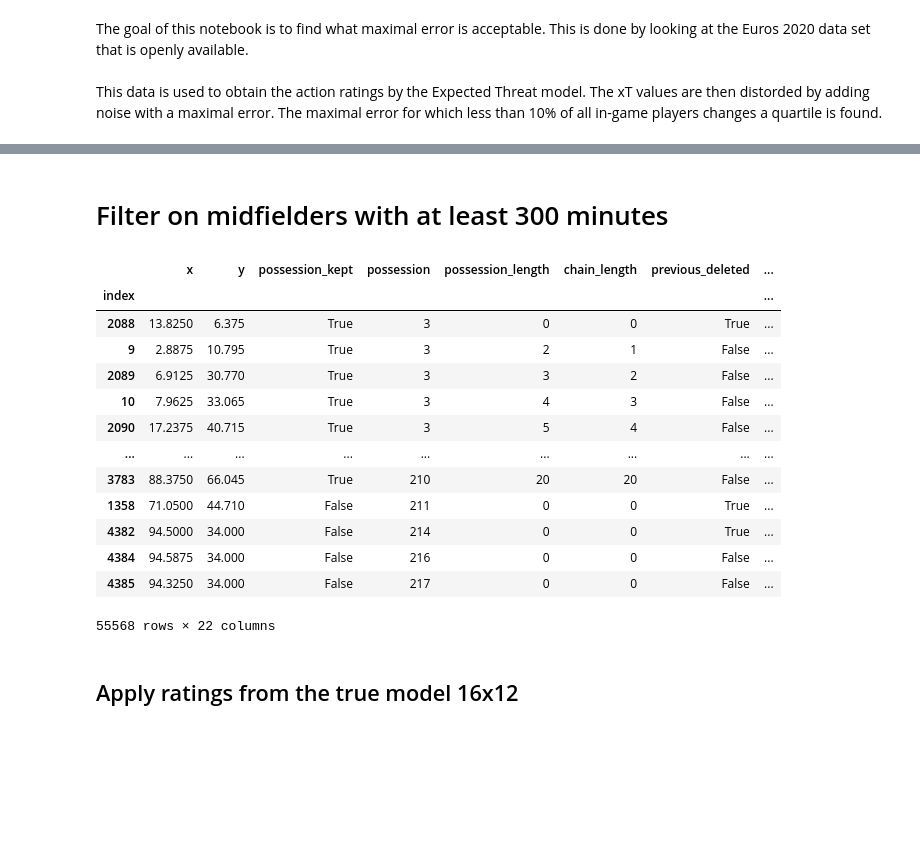
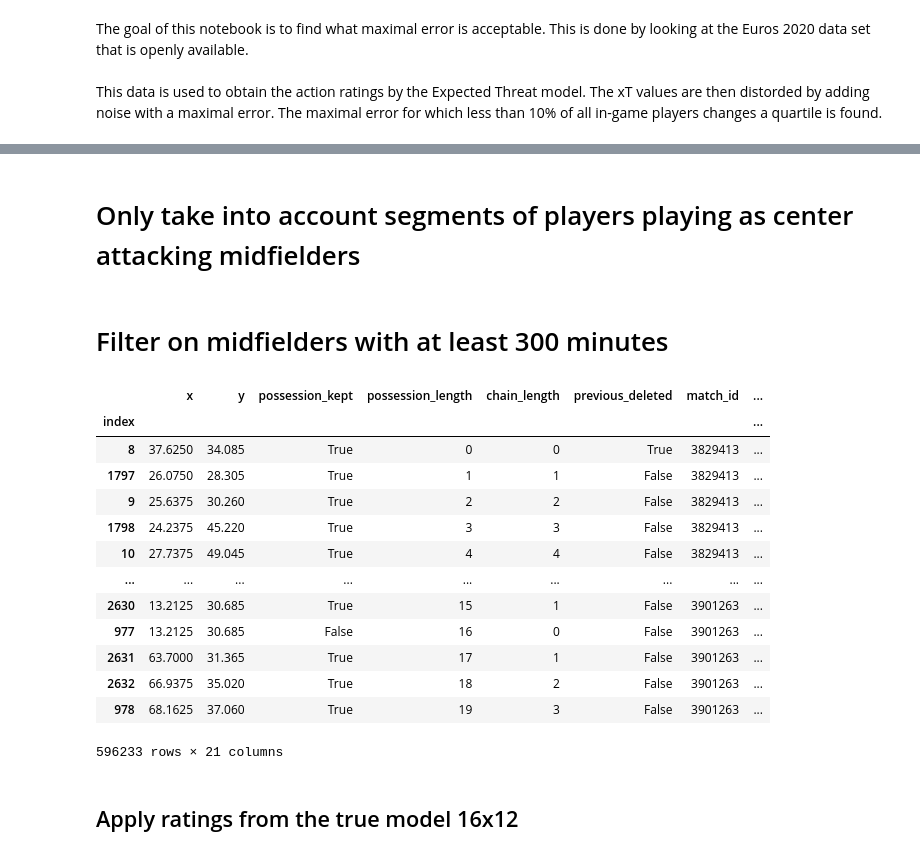
Before and after one commit to kvanarem42/xthreat-error-quantification-agentic, a Jupyter notebook: 4-investigate-results/find_maximal_error.ipynb, the cells around one changed output, grey strips where cells are left out. Cells and saved outputs as stored; diff of their text form; code cells hidden in the pictures; blank space fills up the shorter version.

```diff
--- a/4-investigate-results/find_maximal_error.ipynb
+++ b/4-investigate-results/find_maximal_error.ipynb
@@ -165,25 +1631,27 @@ filtered_players.head()
+# %% [markdown]
+# Only take into account segments of players playing as center attacking midfielders
 # %% [markdown]
 # Filter on midfielders with at least 300 minutes
 # %%
 filtered_player_ids = filtered_players['player_id']
-mask = df_euros['player_id'].isin(filtered_player_ids)
-df_euros_filtered = df_euros[mask].copy()
-df_euros_filtered
+mask = df_events['player_id'].isin(filtered_player_ids)
+df_events_filtered = df_events[mask].copy()
+df_events_filtered
 # %% [output]
-|  | x | y | possession_kept | possession | possession_length | chain_length | previous_deleted | ... |
+|  | x | y | possession_kept | possession_length | chain_length | previous_deleted | match_id | ... |
 | index |  |  |  |  |  |  |  | ... |
-| 2088 | 13.8250 | 6.375 | True | 3 | 0 | 0 | True | ... |
-| 9 | 2.8875 | 10.795 | True | 3 | 2 | 1 | False | ... |
-| 2089 | 6.9125 | 30.770 | True | 3 | 3 | 2 | False | ... |
-| 10 | 7.9625 | 33.065 | True | 3 | 4 | 3 | False | ... |
-| 2090 | 17.2375 | 40.715 | True | 3 | 5 | 4 | False | ... |
+| 8 | 37.6250 | 34.085 | True | 0 | 0 | True | 3829413 | ... |
+| 1797 | 26.0750 | 28.305 | True | 1 | 1 | False | 3829413 | ... |
+| 9 | 25.6375 | 30.260 | True | 2 | 2 | False | 3829413 | ... |
+| 1798 | 24.2375 | 45.220 | True | 3 | 3 | False | 3829413 | ... |
+| 10 | 27.7375 | 49.045 | True | 4 | 4 | False | 3829413 | ... |
 | ... | ... | ... | ... | ... | ... | ... | ... | ... |
-| 3783 | 88.3750 | 66.045 | True | 210 | 20 | 20 | False | ... |
-| 1358 | 71.0500 | 44.710 | False | 211 | 0 | 0 | True | ... |
-| 4382 | 94.5000 | 34.000 | False | 214 | 0 | 0 | True | ... |
-| 4384 | 94.5875 | 34.000 | False | 216 | 0 | 0 | False | ... |
-| 4385 | 94.3250 | 34.000 | False | 217 | 0 | 0 | False | ... |
+| 2630 | 13.2125 | 30.685 | True | 15 | 1 | False | 3901263 | ... |
+| 977 | 13.2125 | 30.685 | False | 16 | 0 | False | 3901263 | ... |
+| 2631 | 63.7000 | 31.365 | True | 17 | 1 | False | 3901263 | ... |
+| 2632 | 66.9375 | 35.020 | True | 18 | 2 | False | 3901263 | ... |
+| 978 | 68.1625 | 37.060 | True | 19 | 3 | False | 3901263 | ... |
-55568 rows × 22 columns
+596233 rows × 21 columns
 # %% [markdown]
 ## Apply ratings from the true model 16x12
 # %%
```
Also changed, not shown: parts of 81 cells of this notebook, 18 other files.
